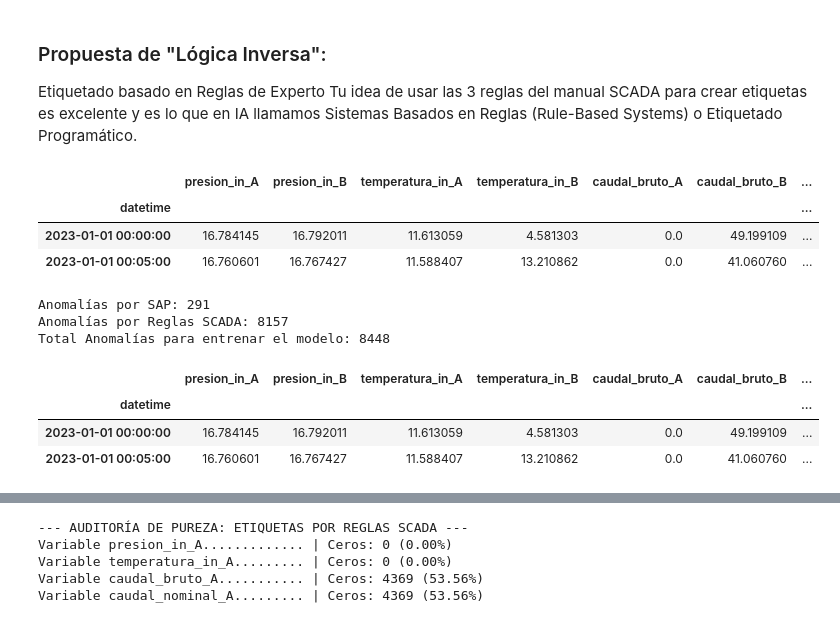
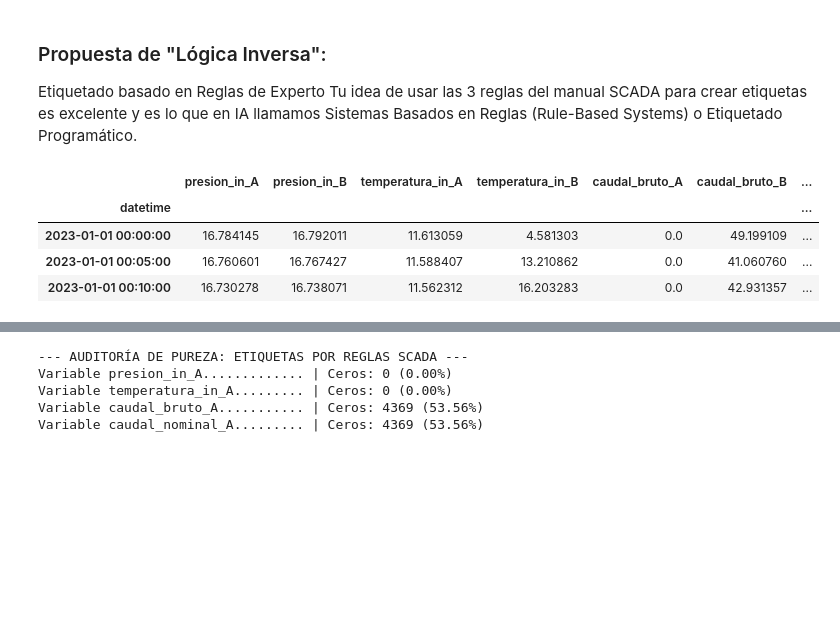
Before and after one commit to BryanInche/27.tfm_enagas_ia, a Jupyter notebook: notebooks/03_Etiquetado_y_Feature_Engineering.ipynb, the cells around one changed output, grey strips where cells are left out. Saved outputs shown, nothing was run; the diff lists cells and outputs as text; code cells hidden in the pictures; blank space fills up the shorter version.

```diff
--- a/notebooks/03_Etiquetado_y_Feature_Engineering.ipynb
+++ b/notebooks/03_Etiquetado_y_Feature_Engineering.ipynb
@@ -457,8 +447,8 @@ Name: count, dtype: int64
 from sklearn.ensemble import IsolationForest
 
 # Seleccionamos variables clave según el Word (Presión + Caudal)
-features = ['presion_in_C', 'temperatura_in_C',
-            'caudal_nominal_C']
+features = ['presion_in_A', 'temperatura_in_A',
+            'caudal_nominal_A']
 
 # Ajustamos el Isolation Forest con la visión completa de la ERM
 #n_estimators=100: Crea 100 árboles de decisión aleatorios.
@@ -543,14 +523,14 @@ import pandas as pd
 import numpy as np
 
 # 2. CÁLCULO DE DIFERENCIALES (Física del proceso)
-df['delta_presion_temp'] = df['presion_in_C'].diff().abs().fillna(0)
+df['delta_presion_temp'] = df['presion_in_A'].diff().abs().fillna(0)
 
 # 3. ETIQUETADO CON LAS 3 REGLAS DE SCADA (En todo el DF)
 df['is_scada_anomaly'] = 0
 df['tipo_fallo_scada'] = 'Normal / Sin Fallo'
 
 # Regla 1: Pastilla desgastada (P1)
-mask_p1 = (df['caudal_bruto_C'] <= 0.1) & (df['delta_presion_temp'] > 0.01)
+mask_p1 = (df['caudal_bruto_A'] <= 0.1) & (df['delta_presion_temp'] > 0.01)
 df.loc[mask_p1, 'is_scada_anomaly'] = 1
 df.loc[mask_p1, 'tipo_fallo_scada'] = 'Pastilla desgastada (Estanqueidad)'
 
@@ -560,7 +540,7 @@ df.loc[mask_p2, 'is_scada_anomaly'] = 1
 df.loc[mask_p2, 'tipo_fallo_scada'] = 'Membrana deformada / Anillos sucios'
 
 # Regla 3: Obturador/Filtro (P3)
-mask_p3 = (df['caudal_nominal_C'] > 0) & (df['caudal_bruto_C'] < 10) & (df['is_scada_anomaly'] == 0)
+mask_p3 = (df['caudal_nominal_A'] > 0) & (df['caudal_bruto_A'] < 10) & (df['is_scada_anomaly'] == 0)
 df.loc[mask_p3, 'is_scada_anomaly'] = 1
 df.loc[mask_p3, 'tipo_fallo_scada'] = 'Obturador sucio / Filtro colmatado'
 
@@ -620,55 +600,13 @@ Porcentaje de RUIDO (Detecciones sin base técnica): 95.01%
 ### Propuesta de "Lógica Inversa":
 Etiquetado basado en Reglas de Experto
 Tu idea de usar las 3 reglas del manual SCADA para crear etiquetas es excelente y es lo que en IA llamamos Sistemas Basados en Reglas (Rule-Based Systems) o Etiquetado Programático.
-# %%
-df.head(2)
-# %% [output]
-|  | presion_in_A | presion_in_B | temperatura_in_A | temperatura_in_B | caudal_bruto_A | caudal_bruto_B | ... |
-| datetime |  |  |  |  |  |  | ... |
-| 2023-01-01 00:00:00 | 16.784145 | 16.792011 | 11.613059 | 4.581303 | 0.0 | 49.199109 | ... |
-| 2023-01-01 00:05:00 | 16.760601 | 16.767427 | 11.588407 | 13.210862 | 0.0 | 41.060760 | ... |
-# %%
-# Cálculo correcto: Diferencia temporal en la misma línea (Línea C)
-# Usamos .abs() porque el manual habla de "fluctuaciones" (subidas o bajadas bruscas)
-df['delta_presion_temp'] = df['presion_in_A'].diff().abs()
-# %%
-# Aplicar reglas de experto SCADA a todo el dataset
-df['is_scada_anomaly'] = 0
-df['tipo_fallo_scada'] = 'Normal'
-
-# Regla 1: Pastilla desgastada (Falta Estanqueidad)
-mask_estanqueidad = (df['caudal_bruto_A'] <= 0.1) & (df['delta_presion_temp'] > 0.01)
-df.loc[mask_estanqueidad, 'is_scada_anomaly'] = 1
-df.loc[mask_estanqueidad, 'tipo_fallo_scada'] = 'Pastilla desgastada(Estanqueidad)'
-
-# Regla 2: Membrana deformada / Anillos guía sucios
-# Añadimos: solo si no ha sido marcada por la Regla 1
-mask_fluctuacion = (df['delta_presion_temp'] > 0.05) & (df['is_scada_anomaly'] == 0)
-df.loc[mask_fluctuacion, 'is_scada_anomaly'] = 1
-df.loc[mask_fluctuacion, 'tipo_fallo_scada'] = 'Membrana deformada / Anillos sucios'
-
-# Regla 3: Obturador sucio / Filtro colmatado
-# Añadimos: solo si no ha sido marcada por la Regla 1 o 2
-mask_obturador = (df['caudal_nominal_A'] > 0) & (df['caudal_bruto_A'] < 10) & (df['is_scada_anomaly'] == 0)
-df.loc[mask_obturador, 'is_scada_anomaly'] = 1
-df.loc[mask_obturador, 'tipo_fallo_scada'] = 'Obturador sucio / Filtro colmatado'
-
-# Nuevo Target Consolidado: SAP + REGLAS EXPERTAS
-df['target_final_v2'] = ((df['is_anomaly_sap'] == 1) | (df['is_scada_anomaly'] == 1)).astype(int)
-
-print(f"Anomalías por SAP: {df['is_anomaly_sap'].sum()}")
-print(f"Anomalías por Reglas SCADA: {df['is_scada_anomaly'].sum()}")
-print(f"Total Anomalías para entrenar el modelo: {df['target_final_v2'].sum()}")
-# %% [output]
-Anomalías por SAP: 291
-Anomalías por Reglas SCADA: 8157
-Total Anomalías para entrenar el modelo: 8448
-# %%
-df.head(2)
-# %% [output]
-|  | presion_in_A | presion_in_B | temperatura_in_A | temperatura_in_B | caudal_bruto_A | caudal_bruto_B | ... |
-| datetime |  |  |  |  |  |  | ... |
-| 2023-01-01 00:00:00 | 16.784145 | 16.792011 | 11.613059 | 4.581303 | 0.0 | 49.199109 | ... |
-| 2023-01-01 00:05:00 | 16.760601 | 16.767427 | 11.588407 | 13.210862 | 0.0 | 41.060760 | ... |
+# %%
+df.head(3)
+# %% [output]
+|  | presion_in_A | presion_in_B | temperatura_in_A | temperatura_in_B | caudal_bruto_A | caudal_bruto_B | ... |
+| datetime |  |  |  |  |  |  | ... |
+| 2023-01-01 00:00:00 | 16.784145 | 16.792011 | 11.613059 | 4.581303 | 0.0 | 49.199109 | ... |
+| 2023-01-01 00:05:00 | 16.760601 | 16.767427 | 11.588407 | 13.210862 | 0.0 | 41.060760 | ... |
+| 2023-01-01 00:10:00 | 16.730278 | 16.738071 | 11.562312 | 16.203283 | 0.0 | 42.931357 | ... |
 # %%
 # 1. Análisis de Concordancia (Intersección)
```
Also changed, not shown: parts of 14 cells of this notebook.
